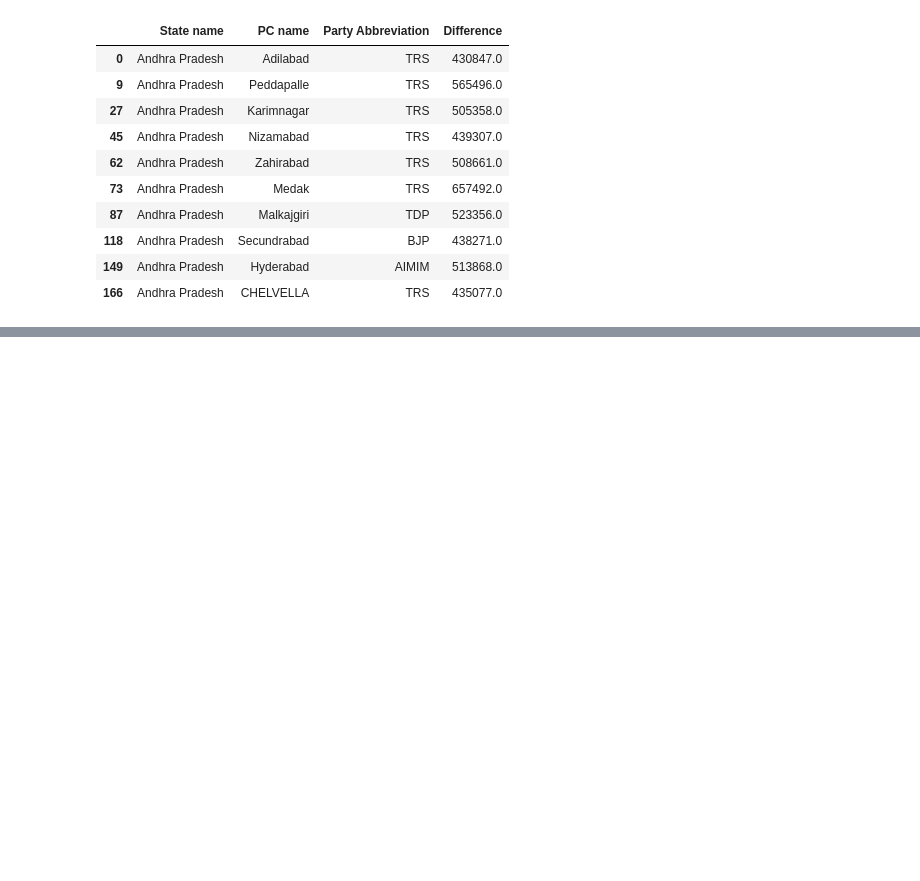
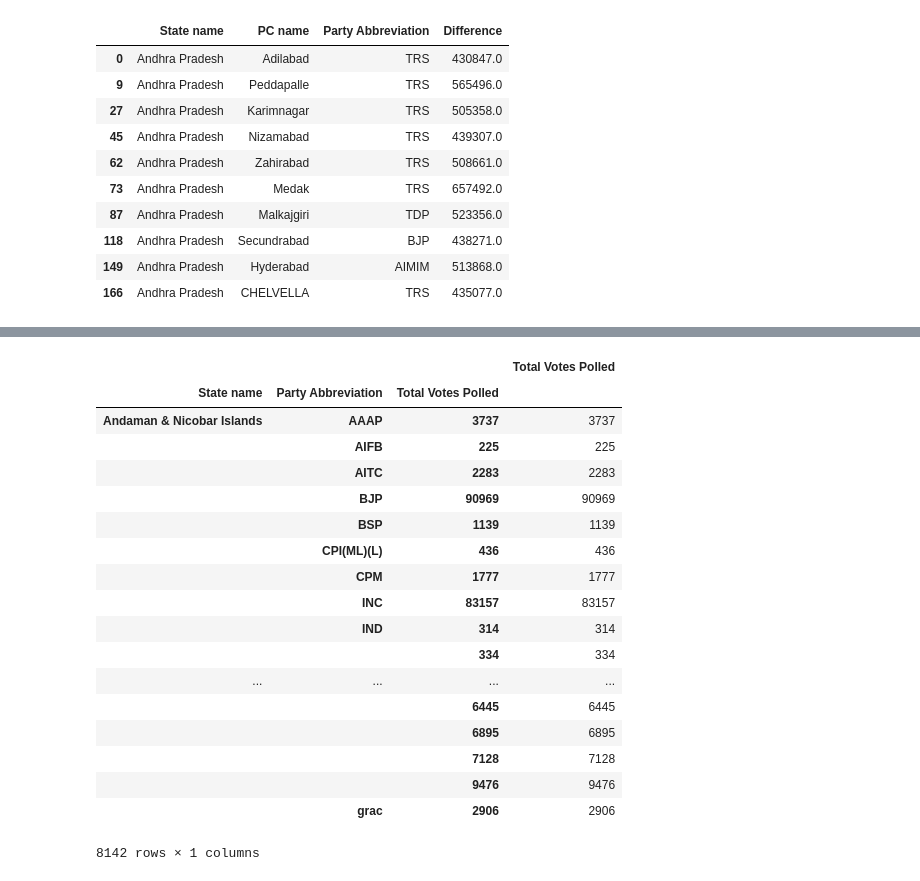
Before and after one commit to ShaibalNM/Data-Science-Projects, a Jupyter notebook: Election Data.ipynb, the cells around one changed output, grey strips where cells are left out. Cells and saved outputs as stored; diff of their text form; code cells hidden in the pictures; blank space fills up the shorter version.

```diff
--- a/Election Data.ipynb
+++ b/Election Data.ipynb
@@ -244,0 +303,2 @@ plt.show
+# %%
+winning_party_per_state = candidate_2014_db.groupby(['State name','Party Abbreviation','Total Votes Polled'])['Total Votes Polled'].max().to_frame()
@@ -244,0 +326,22 @@ plt.show
+# %%
+winning_party_per_state
+# %% [output]
+|  |  |  | Total Votes Polled |
+| State name | Party Abbreviation | Total Votes Polled |  |
+| Andaman & Nicobar Islands | AAAP | 3737 | 3737 |
+|  | AIFB | 225 | 225 |
+|  | AITC | 2283 | 2283 |
+|  | BJP | 90969 | 90969 |
+|  | BSP | 1139 | 1139 |
+|  | CPI(ML)(L) | 436 | 436 |
+|  | CPM | 1777 | 1777 |
+|  | INC | 83157 | 83157 |
+|  | IND | 314 | 314 |
+|  |  | 334 | 334 |
+| ... | ... | ... | ... |
+|  |  | 6445 | 6445 |
+|  |  | 6895 | 6895 |
+|  |  | 7128 | 7128 |
+|  |  | 9476 | 9476 |
+|  | grac | 2906 | 2906 |
+8142 rows × 1 columns
```
Also changed, not shown: parts of 16 cells of this notebook.
